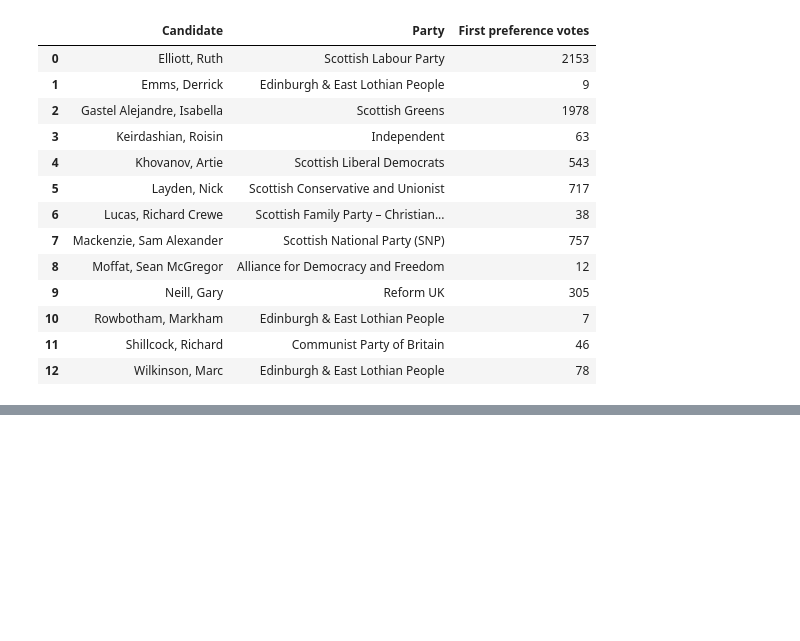
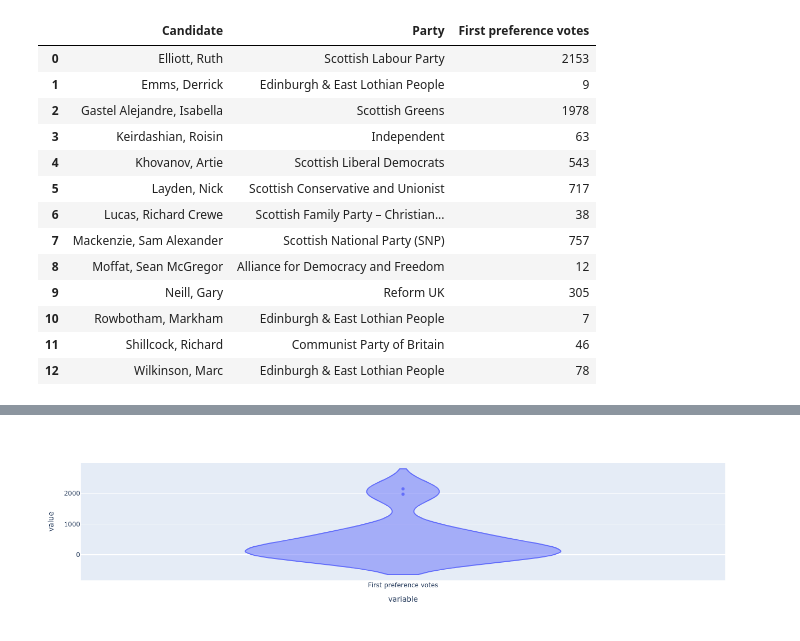
Before and after one commit to stelios-c/uk_votes, a Jupyter notebook: edinburgh_by_sep2026_plotly.ipynb, the cells around one changed output, grey strips where cells are left out. Saved outputs shown, nothing was run; the diff lists cells and outputs as text; code cells hidden in the pictures; blank space fills up the shorter version.

```diff
--- a/edinburgh_by_sep2026_plotly.ipynb
+++ b/edinburgh_by_sep2026_plotly.ipynb
@@ -61,0 +109,7 @@ southside_newington[0]
+# %%
+(southside_newington[0]
+ ['First preference votes']
+ .plot(kind='violin')
+)
+# %% [output]
+[figure, added]
```
Also changed, not shown: parts of 5 cells of this notebook.
